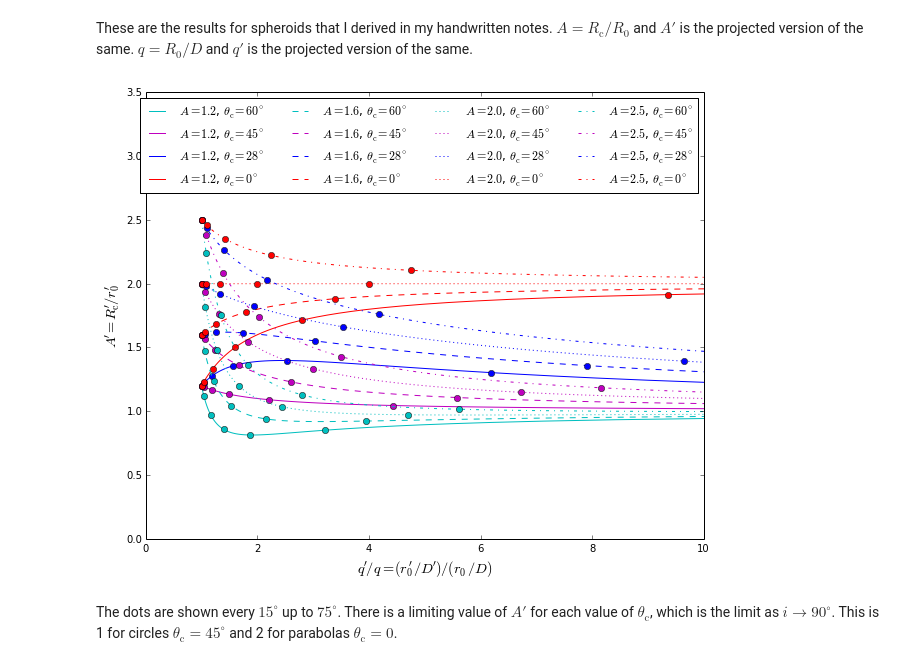
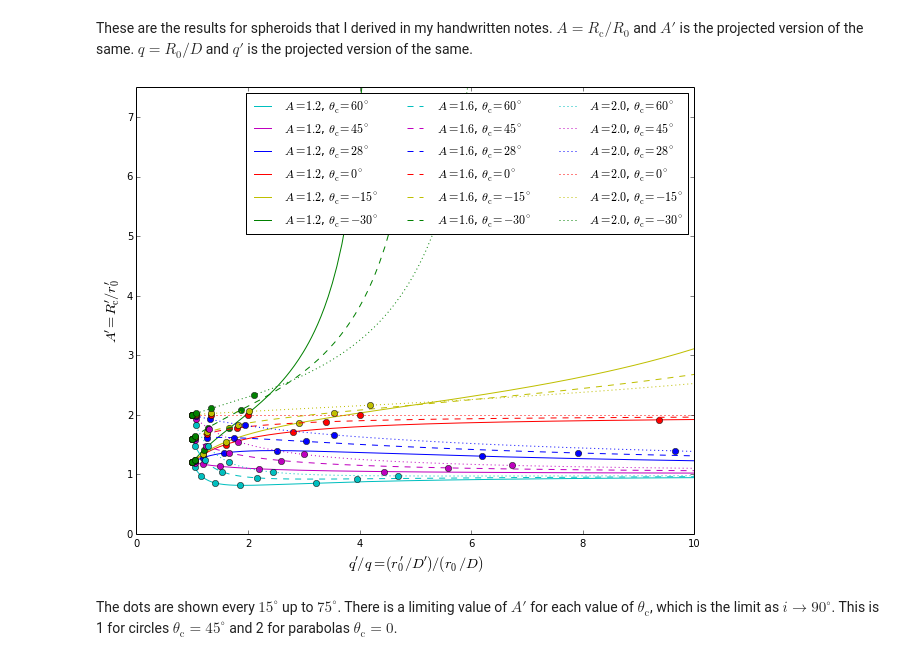
Before and after one commit to will-henney/bowshock-shape, a Jupyter notebook: Ellipse projection.ipynb, the cells around one changed output. Cells and saved outputs as stored; diff of their text form; code cells hidden in the pictures.

```diff
--- a/Ellipse projection.ipynb
+++ b/Ellipse projection.ipynb
@@ -76,36 +76,27 @@ If we wanted to go to $i = 75^\circ$ then we would need up to $\theta = 130^\cir
 # %% [markdown]
 These are the results for spheroids that I derived in my handwritten notes.  $A = R_ {\mathrm{c}} / R_ 0$ and $A'$ is the projected version of the same.  $q = R_ 0/ D$ and $q'$ is the projected version of the same.
 # %%
-def g(inc, A, thetac):
-    return 1 + A*(f(inc, thetac) - 1.0)/np.tan(thetac)**2
-
-def f(inc, thetac):
-    return np.sqrt(1 + np.tan(thetac)**2 * np.tan(inc)**2)
-
-def Aprime(inc, A, thetac):
-    return A/(np.cos(inc)**2 * f(inc, thetac) * g(inc, A, thetac))
-
-A = 1.6
-incs = np.radians([0.0, 15.0, 30.0, 45.0, 60.0, 75.0])
-incrange = np.linspace(0.0, 0.5*np.pi, 90)
-for A, ls in [1.2, "-"], [1.6, "--"], [2.0, ":"], [2.5, "-."]:
-    for thetac, c in zip(np.radians([60.0, 45.0, 28.0, 0.1]), "cmbr"):
-        x = g(incrange, A, thetac)
-        y = Aprime(incrange, A, thetac)
-        plot(x, y, c + ls,
-             label=r"$A = {:.1f}$, $\theta_{{\mathrm{{c}}}} = {:.0f}^\circ$".format(A, np.degrees(thetac)))
-        x = g(incs, A, thetac)
-        y = Aprime(incs, A, thetac)
-        plot(x, y, c + "o")
+incs = np.array([0.0, 15.0, 30.0, 45.0, 60.0, 75.0])
+incrange = np.linspace(0.0, 90.0, 500)
+for A, ls in [1.2, "-"], [1.6, "--"], [2.0, ":"]: #, [2.5, "-."]:
+    for thetac, color in zip([60.0, 45.0, 28.0, 0.1, -15.0, -30.0], "cmbryg"):
+        c = conproj_utils.Conic(A=A, th_conic=thetac)
+        x = c.g(incrange)
+        y = c.Aprime(incrange)
+        plot(x, y, color + ls,
+             label=r"$A = {:.1f}$, $\theta_{{\mathrm{{c}}}} = {:.0f}^\circ$".format(A, thetac))
+        x = c.g(incs)
+        y = c.Aprime(incs)
+        plot(x, y, color + "o")
 
 xlim(0.0, 10.0)
-ylim(0.0, 3.5)
+ylim(0.0, 7.5)
 xlabel(r"$q'/q = (r_0' / D') / (r_0 / D)$", fontsize='x-large')
 ylabel(r"$A' = R_{\mathrm{c}}' / r_0'$", fontsize='x-large')
-legend(ncol=4)
+legend(ncol=3)
 gcf().set_size_inches(10, 8)
 gcf().savefig("projected-shapes-ellipse.pdf")
 # %% [output]
-[figure, old version]
+[figure, new version]
 # %% [markdown]
 The dots are shown every $15^\circ$ up to $75^\circ$.  There is a limiting value of $A'$ for each value of $\theta_ {\mathrm{c}}$, which is the limit as $i \to 90^\circ$.  This is 1 for circles $\theta_ {\mathrm{c}} = 45^\circ$ and 2 for parabolas $\theta_ {\mathrm{c}} = 0$.
```
Also changed, not shown: parts of 4 cells of this notebook, 2 other files.
